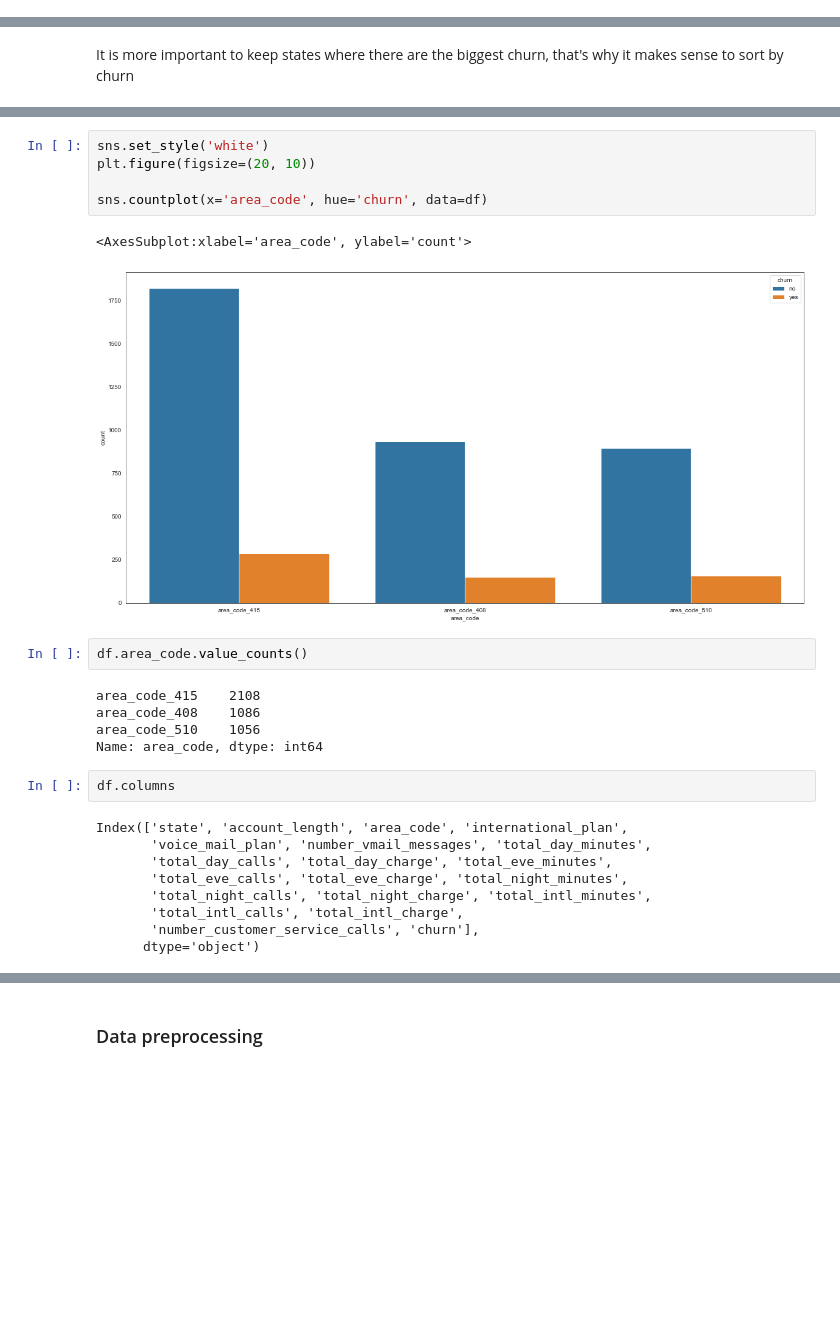
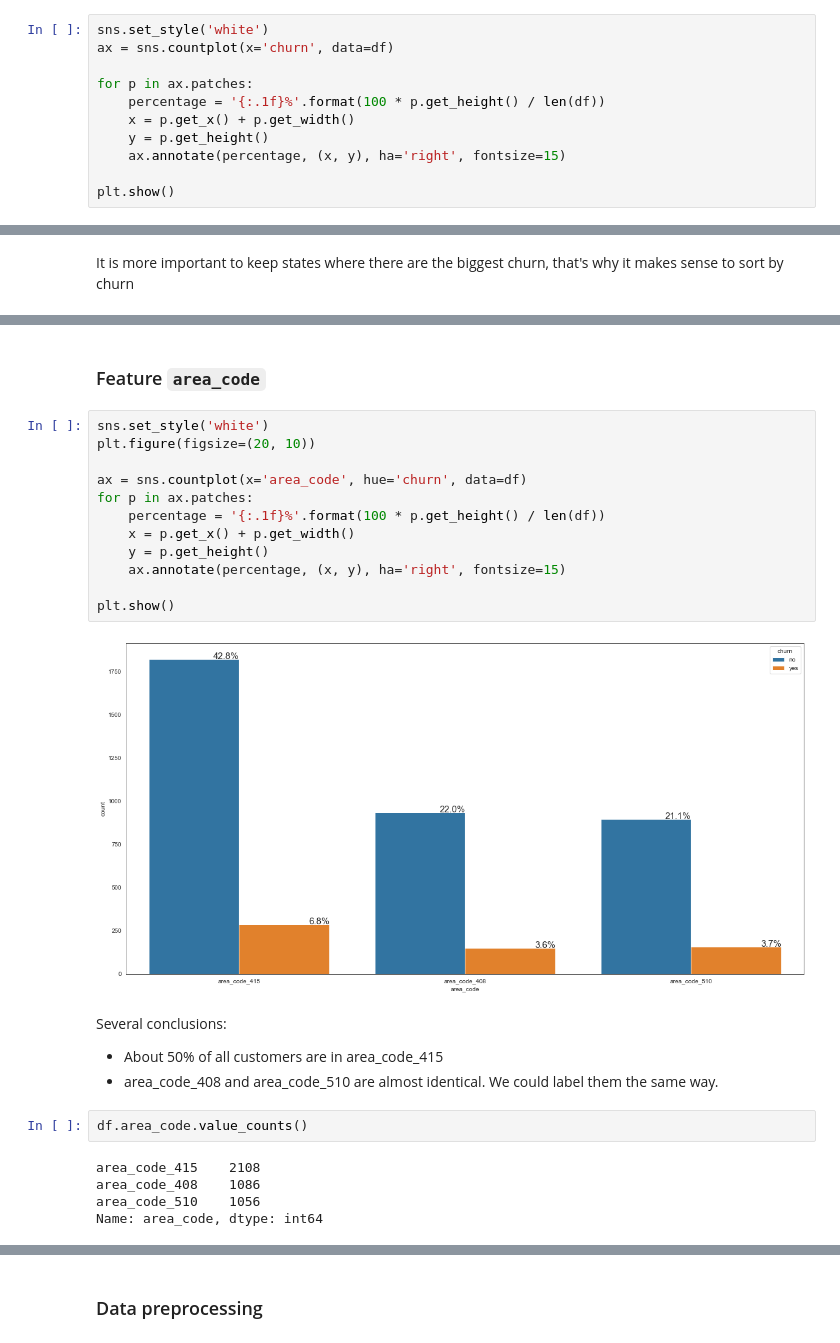
Before and after one commit to TayJen/Customer-Churn-Prediction, a Jupyter notebook: research.ipynb, the cells around one changed output, grey strips where cells are left out. Cells and saved outputs as stored; diff of their text form; blank space fills up the shorter version.

```diff
--- a/research.ipynb
+++ b/research.ipynb
@@ -155,0 +137,11 @@ Name: state, dtype: int64
+# %%
+sns.set_style('white')
+ax = sns.countplot(x='churn', data=df)
+
+for p in ax.patches:
+    percentage = '{:.1f}%'.format(100 * p.get_height() / len(df))
+    x = p.get_x() + p.get_width()
+    y = p.get_height()
+    ax.annotate(percentage, (x, y), ha='right', fontsize=15)
+
+plt.show()
@@ -190,11 +185,23 @@
+# %% [markdown]
+### Feature `area_code`
 # %%
 sns.set_style('white')
 plt.figure(figsize=(20, 10))
 
-sns.countplot(x='area_code', hue='churn', data=df)
+ax = sns.countplot(x='area_code', hue='churn', data=df)
+for p in ax.patches:
+    percentage = '{:.1f}%'.format(100 * p.get_height() / len(df))
+    x = p.get_x() + p.get_width()
+    y = p.get_height()
+    ax.annotate(percentage, (x, y), ha='right', fontsize=15)
+
+plt.show()
 # %% [output]
-<AxesSubplot:xlabel='area_code', ylabel='count'>
-[figure, old version]
+[figure, new version]
+# %% [markdown]
+Several conclusions:
+- About 50% of all customers are in area_code_415
+- area_code_408 and area_code_510 are almost identical. We could label them the same way.
 # %%
 df.area_code.value_counts()
 # %% [output]
@@ -202,14 +209,3 @@ area_code_415    2108
 area_code_408    1086
 area_code_510    1056
 Name: area_code, dtype: int64
-# %%
-df.columns
-# %% [output]
-Index(['state', 'account_length', 'area_code', 'international_plan',
-       'voice_mail_plan', 'number_vmail_messages', 'total_day_minutes',
-       'total_day_calls', 'total_day_charge', 'total_eve_minutes',
-       'total_eve_calls', 'total_eve_charge', 'total_night_minutes',
-       'total_night_calls', 'total_night_charge', 'total_intl_minutes',
-       'total_intl_calls', 'total_intl_charge',
-       'number_customer_service_calls', 'churn'],
-      dtype='object')
```
Also changed, not shown: parts of 44 cells of this notebook, 2 other files.
